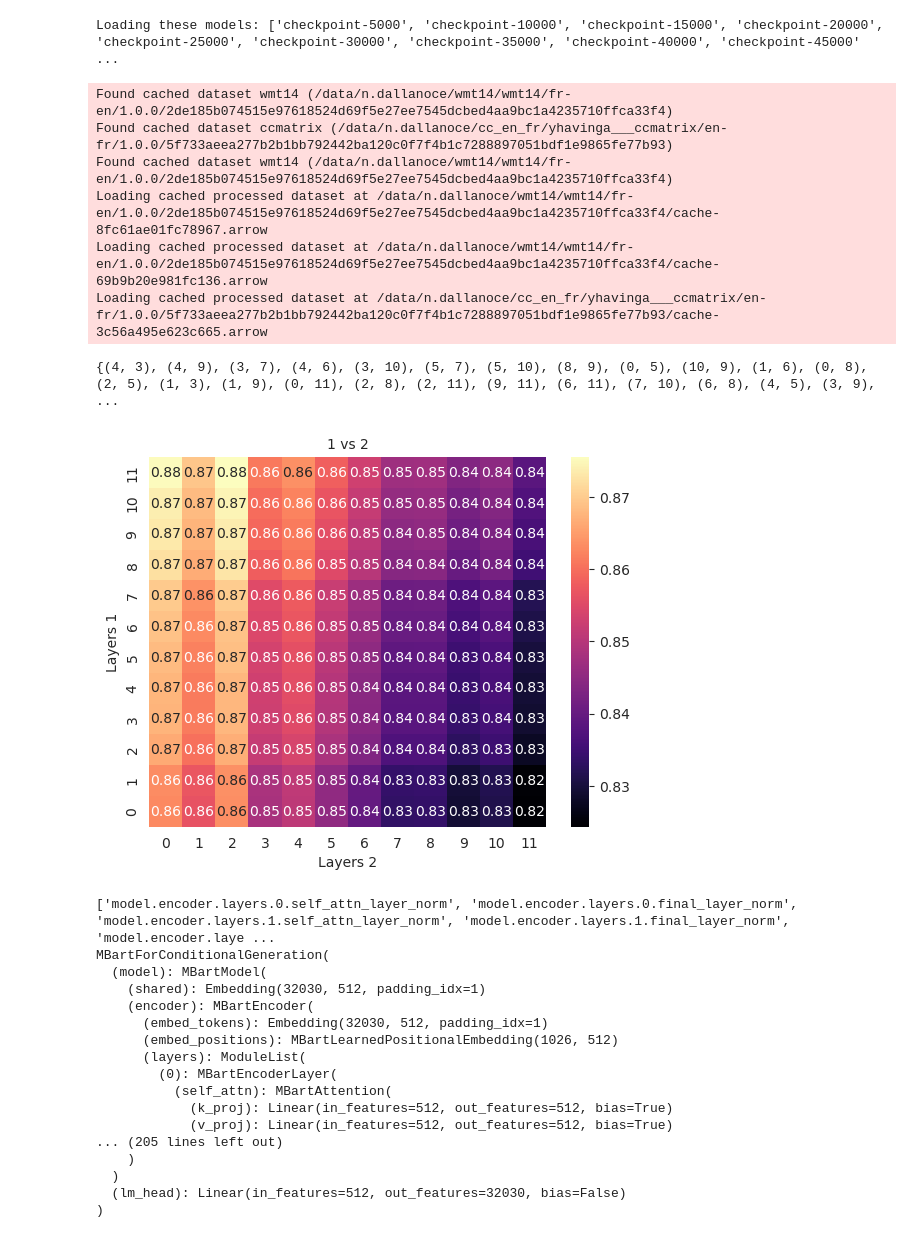
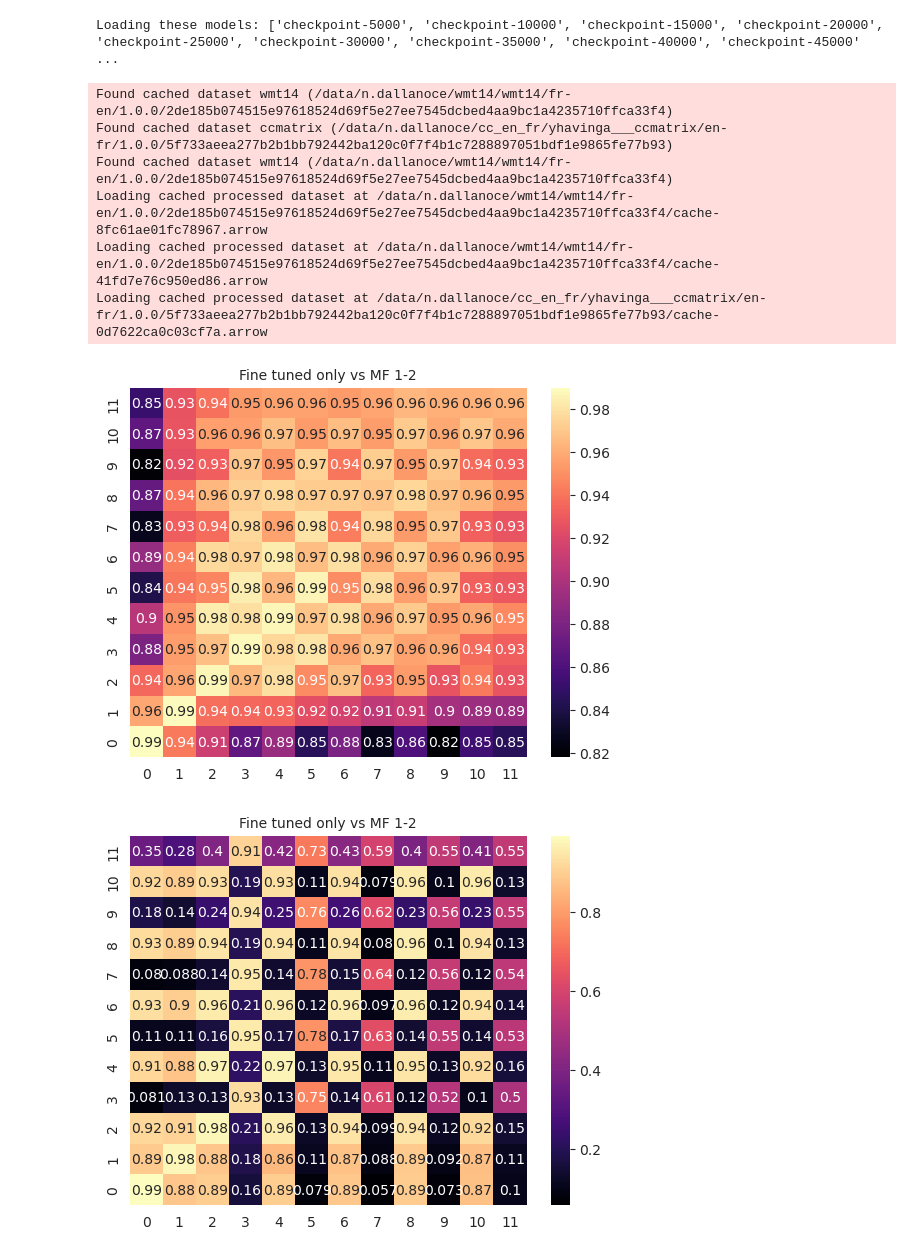
Before and after one commit to nikodallanoce/ContinualMachineTranslation, a Jupyter notebook: CKA.ipynb, the cells around one changed output. Cells and saved outputs as stored; diff of their text form; code cells hidden in the pictures.

```diff
--- a/CKA.ipynb
+++ b/CKA.ipynb
@@ -79,6 +114,8 @@ def tokenize(examples: List[Dict[str, str]], **kwargs):
 # %%
 from torch.utils.data import DataLoader
 from datasets import Dataset
+
+
 def create_dataloader(trans_pair_ds: Dataset, input_column: str, fn_kwargs: Dict[str, Any],
                       batch_size: int) -> DataLoader:
     trans_pair_ds = trans_pair_ds.map(tokenize, batched=True, input_columns=[input_column],
@@ -89,26 +126,28 @@ def create_dataloader(trans_pair_ds: Dataset, input_column: str, fn_kwargs: Dict
     # ids = [e['input_ids'].view(1, -1) for e in iter(trans_pair_ds)]
     test_loader = DataLoader(trans_pair_ds, num_workers=2, batch_size=batch_size, drop_last=True, pin_memory=False)
     return test_loader
+
+
 from datasets import load_dataset
 from torch.utils.data import DataLoader
 
 wmt14_test = load_dataset("wmt14", "fr-en",
-                            cache_dir="/data/n.dallanoce/wmt14",
-                            split=f"test",
-                            verification_mode='no_checks')
+                          cache_dir="/data/n.dallanoce/wmt14",
+                          split=f"test",
+                          verification_mode='no_checks')
 
 cc_test = load_dataset("yhavinga/ccmatrix", "en-fr",
-                                        cache_dir="/data/n.dallanoce/cc_en_fr",
-                                        split=f"train[0:3000]",
-                                        verification_mode='no_checks')
+                       cache_dir="/data/n.dallanoce/cc_en_fr",
+                       split=f"train[0:512]",
+                       verification_mode='no_checks')
 
 wmt14_val = load_dataset("wmt14", "fr-en",
-                            cache_dir="/data/n.dallanoce/wmt14",
-                            split=f"validation",
-                            verification_mode='no_checks')
+                         cache_dir="/data/n.dallanoce/wmt14",
+                         split=f"validation[0:256]",
+                         verification_mode='no_checks')
 
 fn_kwargs = {'tokenizer': tok, 'lang1': "en", 'lang2': "fr"}
-dataloader_test= create_dataloader(wmt14_test, "translation", fn_kwargs, 32)
+dataloader_test = create_dataloader(wmt14_test, "translation", fn_kwargs, 32)
 dataloader_val = create_dataloader(wmt14_val, "translation", fn_kwargs, 32)
 dataloader_cc = create_dataloader(cc_test, "translation", fn_kwargs, 32)
 # %% [output]
@@ -116,38 +155,26 @@ Found cached dataset wmt14 (/data/n.dallanoce/wmt14/wmt14/fr-en/1.0.0/2de185b074
 Found cached dataset ccmatrix (/data/n.dallanoce/cc_en_fr/yhavinga___ccmatrix/en-fr/1.0.0/5f733aeea277b2b1bb792442ba120c0f7f4b1c7288897051bdf1e9865fe77b93)
 Found cached dataset wmt14 (/data/n.dallanoce/wmt14/wmt14/fr-en/1.0.0/2de185b074515e97618524d69f5e27ee7545dcbed4aa9bc1a4235710ffca33f4)
 Loading cached processed dataset at /data/n.dallanoce/wmt14/wmt14/fr-en/1.0.0/2de185b074515e97618524d69f5e27ee7545dcbed4aa9bc1a4235710ffca33f4/cache-8fc61ae01fc78967.arrow
-Loading cached processed dataset at /data/n.dallanoce/wmt14/wmt14/fr-en/1.0.0/2de185b074515e97618524d69f5e27ee7545dcbed4aa9bc1a4235710ffca33f4/cache-69b9b20e981fc136.arrow
-Loading cached processed dataset at /data/n.dallanoce/cc_en_fr/yhavinga___ccmatrix/en-fr/1.0.0/5f733aeea277b2b1bb792442ba120c0f7f4b1c7288897051bdf1e9865fe77b93/cache-3c56a495e623c665.arrow
+Loading cached processed dataset at /data/n.dallanoce/wmt14/wmt14/fr-en/1.0.0/2de185b074515e97618524d69f5e27ee7545dcbed4aa9bc1a4235710ffca33f4/cache-41fd7e76c950ed86.arrow
+Loading cached processed dataset at /data/n.dallanoce/cc_en_fr/yhavinga___ccmatrix/en-fr/1.0.0/5f733aeea277b2b1bb792442ba120c0f7f4b1c7288897051bdf1e9865fe77b93/cache-0d7622ca0c03cf7a.arrow
 # %%
-layers = [f"model.encoder.layers.{i}.self_attn_layer_norm" for i in range(6)] + [f"model.encoder.layers.{i}.final_layer_norm" for i in range(6)]
-#layers = [f"model.encoder.layers.{i}.fc1" for i in range(6)] + [f"model.encoder.layers.{i}.fc2" for i in range(6)]
+layers_norm = [f"model.encoder.layers.{i}.self_attn_layer_norm" for i in range(6)] + [
+    f"model.encoder.layers.{i}.final_layer_norm" for i in range(6)]
+layers_fc = [f"model.encoder.layers.{i}.fc1" for i in range(6)] + [f"model.encoder.layers.{i}.fc2" for i in range(6)]
 #layers = [f"model.encoder.layers.{i}.self_attn.out_proj" for i in range(6)]
-cka = CKA(random_model, m1_model, "1", "2", model1_layers=layers, model2_layers=layers, device="cuda:0")
-cka.compare(dataloader_val)
-print(cka.sanity_check())
-cka.plot_results()
-print(cka.model1_info['Layers'])
+for l_t in [layers_norm, layers_fc]:
+    with ClearCache():
+        with torch.no_grad():
+            cka = paper_cka.CKA(last_ft_model, mf1_2_model, "Fine tuned only", "MF 1-2", model1_layers = l_t,
+            model2_layers = l_t, device = "cuda:0")
+            cka.compare(dataloader_val, debiased=True)
+            #print(cka.sanity_check())
+            cka.plot_results()
+#print(cka.model1_info['Layers'])
 #print(cka.export()["CKA"])
-print(m1_model)
+#print(m1_model)
 # %% [output]
-{(4, 3), (4, 9), (3, 7), (4, 6), (3, 10), (5, 7), (5, 10), (8, 9), (0, 5), (10, 9), (1, 6), (0, 8), (2, 5), (1, 3), (1, 9), (0, 11), (2, 8), (2, 11), (9, 11), (6, 11), (7, 10), (6, 8), (4, 5), (3, 9), ...
-[figure, old version]
+[figure, new version]
-['model.encoder.layers.0.self_attn_layer_norm', 'model.encoder.layers.0.final_layer_norm', 'model.encoder.layers.1.self_attn_layer_norm', 'model.encoder.layers.1.final_layer_norm', 'model.encoder.laye ...
-MBartForConditionalGeneration(
-  (model): MBartModel(
-    (shared): Embedding(32030, 512, padding_idx=1)
-    (encoder): MBartEncoder(
-      (embed_tokens): Embedding(32030, 512, padding_idx=1)
-      (embed_positions): MBartLearnedPositionalEmbedding(1026, 512)
-      (layers): ModuleList(
-        (0): MBartEncoderLayer(
-          (self_attn): MBartAttention(
-            (k_proj): Linear(in_features=512, out_features=512, bias=True)
-            (v_proj): Linear(in_features=512, out_features=512, bias=True)
-... (205 lines left out)
-    )
-  )
-  (lm_head): Linear(in_features=512, out_features=32030, bias=False)
-)
+[figure, added]
 # %%
 all_lyrs = list(last_ft_model.named_modules())
```
Also changed, not shown: parts of 8 cells of this notebook, 10 other files.
